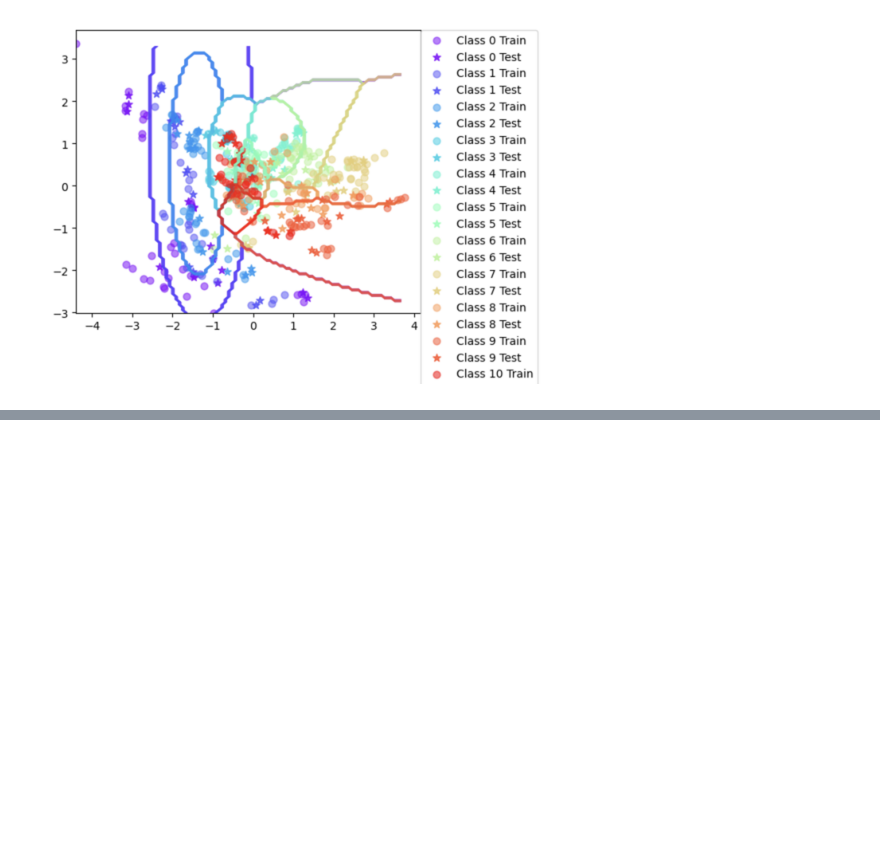
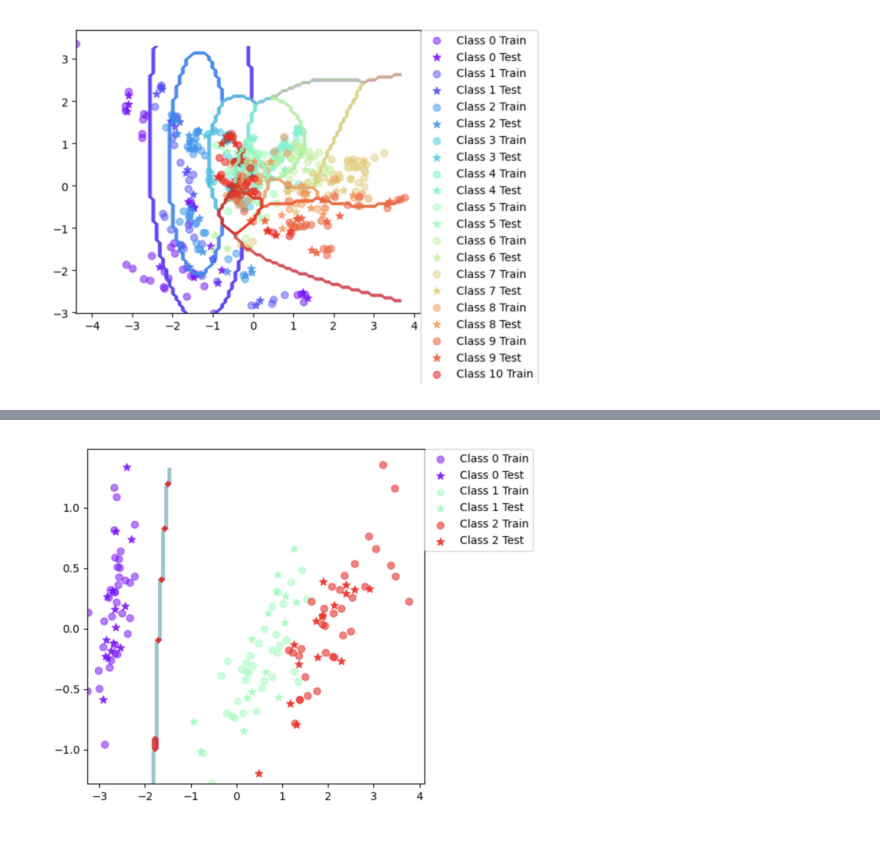
Before and after one commit to Yanjun96/FDD3431, a Jupyter notebook: labs/lab3/lab3py/play.ipynb, the cells around one changed output, grey strips where cells are left out. Saved outputs shown, nothing was run; the diff lists cells and outputs as text; code cells hidden in the pictures; blank space fills up the shorter version.

```diff
--- a/labs/lab3/lab3py/play.ipynb
+++ b/labs/lab3/lab3py/play.ipynb
@@ -40,0 +47,8 @@ plt.show()
+# %%
+img = Image.open("iris2.png")
+img_resized = img.resize((img.width //1, img.height //1 ))
+plt.imshow(img_resized)
+plt.axis("off")  # Hide axes
+plt.show()
+# %% [output]
+[figure, added]
```
Also changed, not shown: parts of 8 cells of this notebook, 3 other files.
